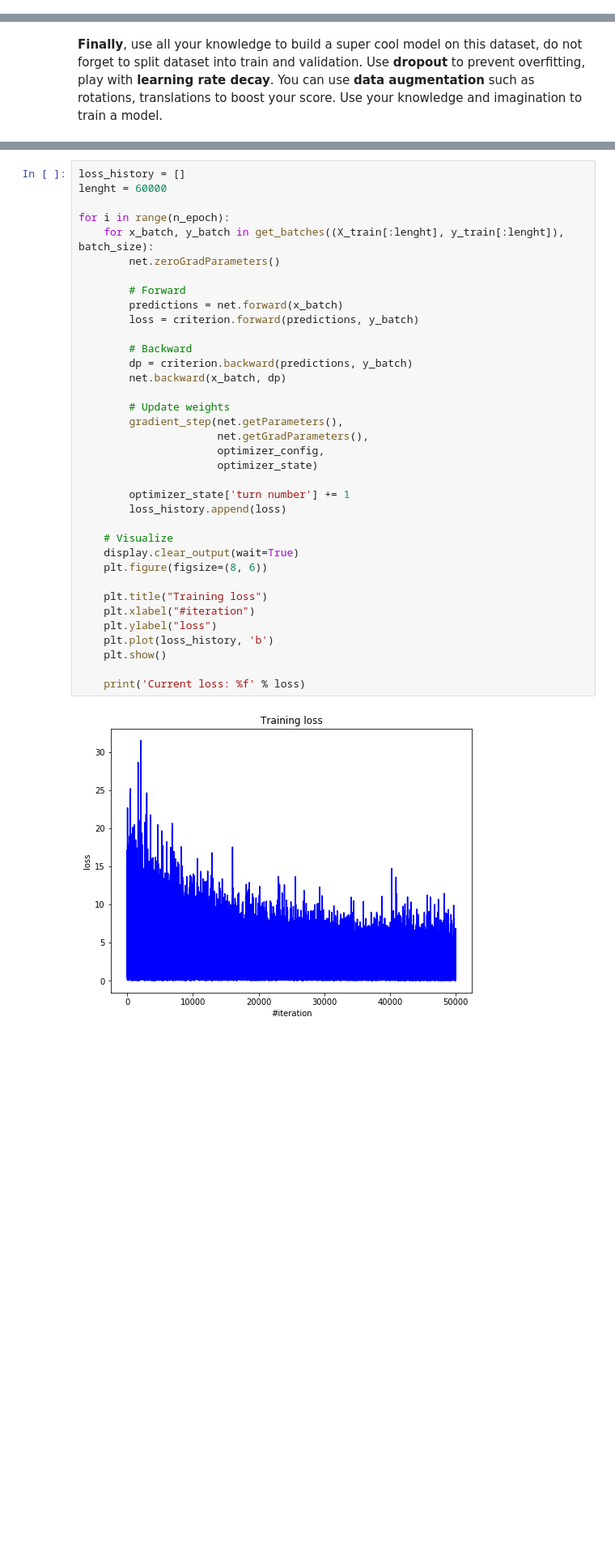
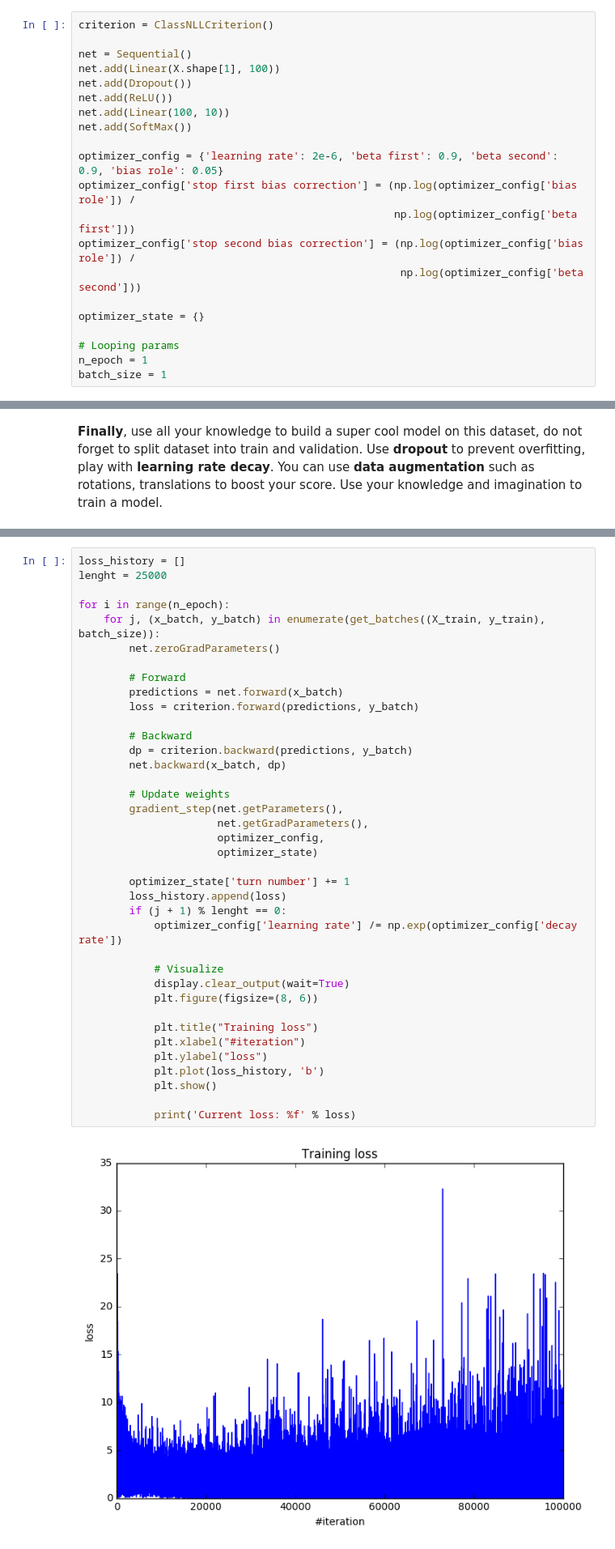
Before and after one commit to onaga1958/ml-hw, a Jupyter notebook: 5/hw1_main.ipynb, the cells around one changed output, grey strips where cells are left out. Shown: that part at 81% size. Cells and saved outputs as stored; diff of their text form; blank space fills up the shorter version.

```diff
--- a/5/hw1_main.ipynb
+++ b/5/hw1_main.ipynb
@@ -337,0 +383,21 @@ Current loss: 2.353873
+# %%
+criterion = ClassNLLCriterion()
+
+net = Sequential()
+net.add(Linear(X.shape[1], 100))
+net.add(Dropout())
+net.add(ReLU())
+net.add(Linear(100, 10))
+net.add(SoftMax())
+
+optimizer_config = {'learning rate': 2e-6, 'beta first': 0.9, 'beta second': 0.9, 'bias role': 0.05}
+optimizer_config['stop first bias correction'] = (np.log(optimizer_config['bias role']) /
+                                                  np.log(optimizer_config['beta first']))
+optimizer_config['stop second bias correction'] = (np.log(optimizer_config['bias role']) /
+                                                   np.log(optimizer_config['beta second']))
+
+optimizer_state = {}
+
+# Looping params
+n_epoch = 1
+batch_size = 1
@@ -410,38 +501,40 @@ batch_size = 1
 # %%
 loss_history = []
-lenght = 60000
+lenght = 25000
 
 for i in range(n_epoch):
-    for x_batch, y_batch in get_batches((X_train[:lenght], y_train[:lenght]), batch_size):
+    for j, (x_batch, y_batch) in enumerate(get_batches((X_train, y_train), batch_size)):
         net.zeroGradParameters()
 
         # Forward
         predictions = net.forward(x_batch)
         loss = criterion.forward(predictions, y_batch)
 
         # Backward
         dp = criterion.backward(predictions, y_batch)
         net.backward(x_batch, dp)
 
         # Update weights
         gradient_step(net.getParameters(),
                       net.getGradParameters(),
                       optimizer_config,
                       optimizer_state)
 
         optimizer_state['turn number'] += 1
         loss_history.append(loss)
+        if (j + 1) % lenght == 0:
+            optimizer_config['learning rate'] /= np.exp(optimizer_config['decay rate'])
 
-    # Visualize
-    display.clear_output(wait=True)
-    plt.figure(figsize=(8, 6))
+            # Visualize
+            display.clear_output(wait=True)
+            plt.figure(figsize=(8, 6))
 
-    plt.title("Training loss")
-    plt.xlabel("#iteration")
-    plt.ylabel("loss")
-    plt.plot(loss_history, 'b')
-    plt.show()
+            plt.title("Training loss")
+            plt.xlabel("#iteration")
+            plt.ylabel("loss")
+            plt.plot(loss_history, 'b')
+            plt.show()
 
-    print('Current loss: %f' % loss)
+            print('Current loss: %f' % loss)
 # %% [output]
-[figure, old version]
+[figure, new version]
```
Also changed, not shown: parts of 15 cells of this notebook, 1 other file.
